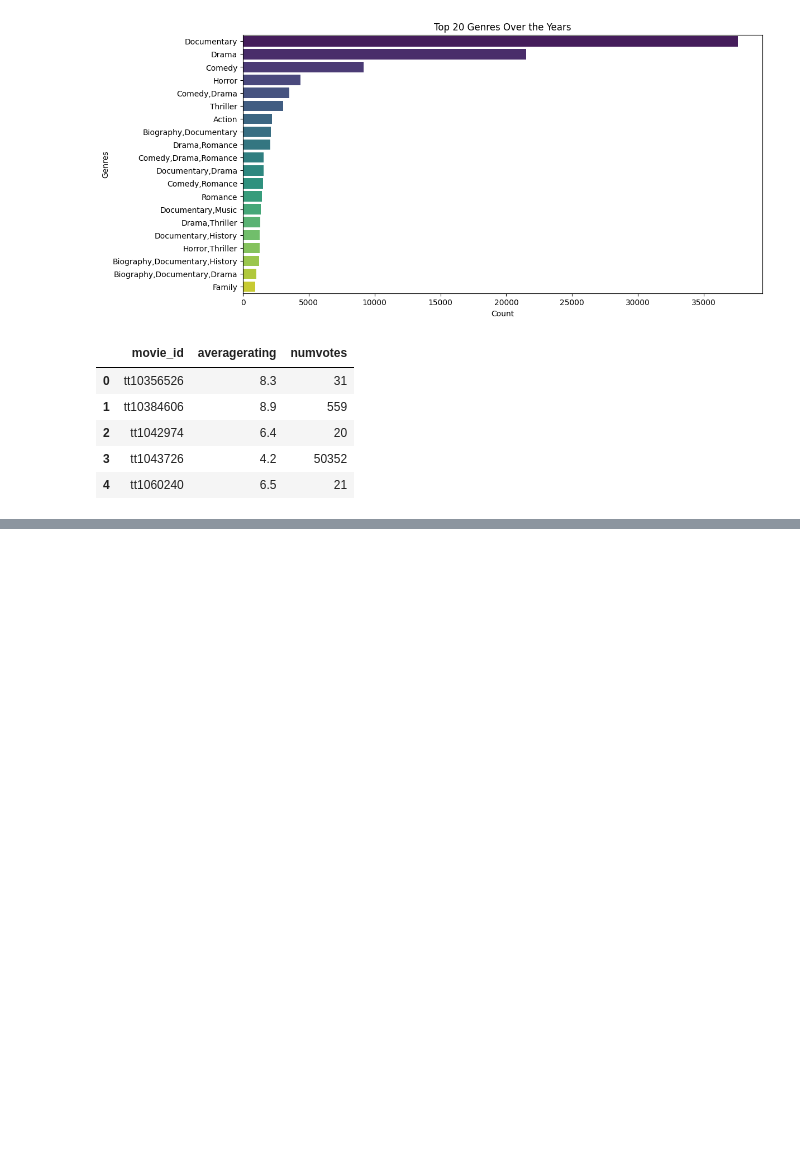
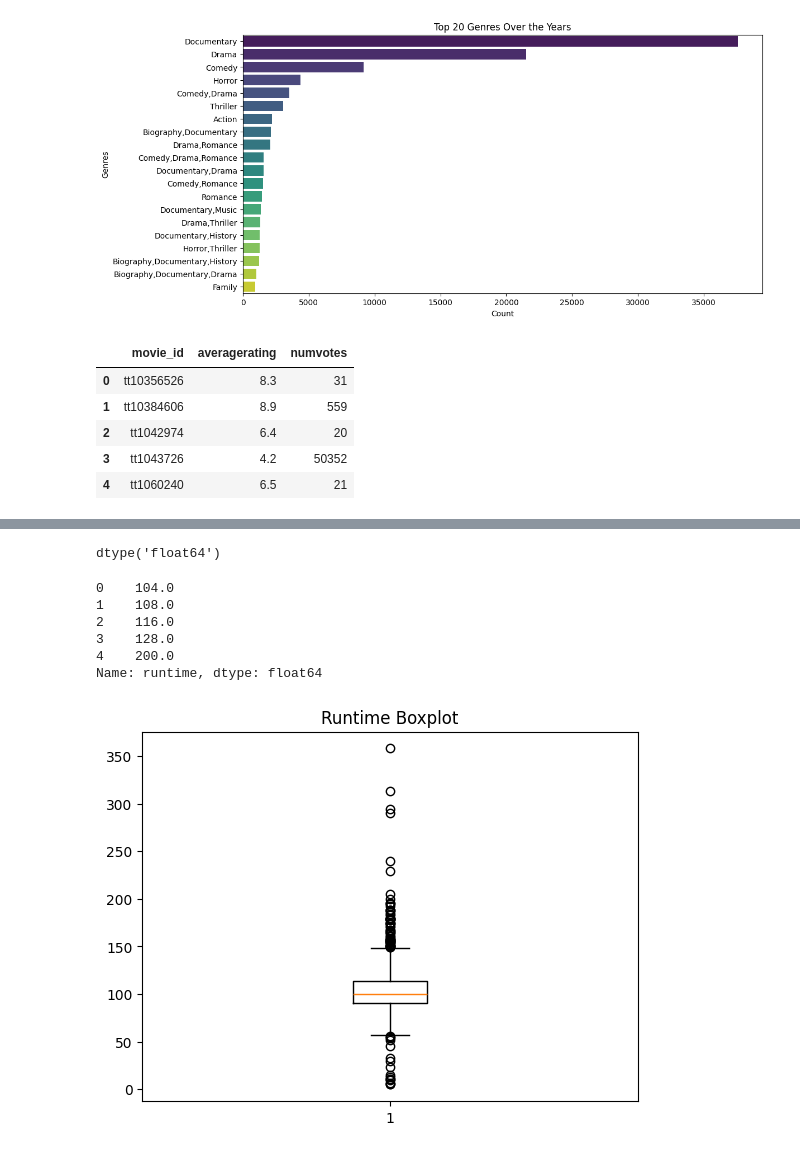
Before and after one commit to sheillamacharia/movie-financial-performance-analysis, a Jupyter notebook: Notebook/Sheilla.ipynb, the cells around one changed output, grey strips where cells are left out. Cells and saved outputs as stored; diff of their text form; code cells hidden in the pictures; blank space fills up the shorter version.

```diff
--- a/Notebook/Sheilla.ipynb
+++ b/Notebook/Sheilla.ipynb
@@ -209,0 +291,3 @@ conn.close()
+# %%
+rt_movie_info = pd.read_csv('C:\\Users\\Sheilla Macharia\\Documents\\MoringaProjects\\assignments\\Phase_2_Project\\data\\rt.movie_info.csv')
+rt_movie_info.head()
@@ -209,0 +323,26 @@ conn.close()
+# %%
+# Remove non-numeric characters (like ' min') and convert to float
+rt_movie_info['runtime'] = rt_movie_info['runtime'].str.extract('(\d+)')  # extracts only digits
+rt_movie_info['runtime'] = rt_movie_info['runtime'].astype(float)
+
+# Check the result
+rt_movie_info['runtime'].dtype
+# %% [output]
+dtype('float64')
+# %%
+rt_movie_info['runtime'].head()
+# %% [output]
+0    104.0
+1    108.0
+2    116.0
+3    128.0
+4    200.0
+Name: runtime, dtype: float64
+# %%
+# Checking for outliers in the runtime column
+import matplotlib.pyplot as plt
+plt.boxplot(rt_movie_info['runtime'].dropna())
+plt.title("Runtime Boxplot")
+plt.show()
+# %% [output]
+[figure, added]
```
Also changed, not shown: parts of 19 cells of this notebook, 2 other files.
